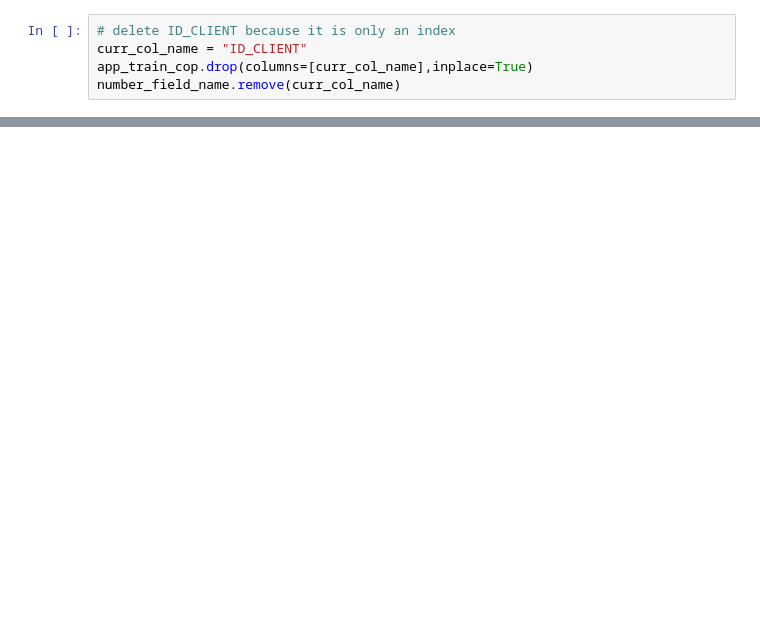
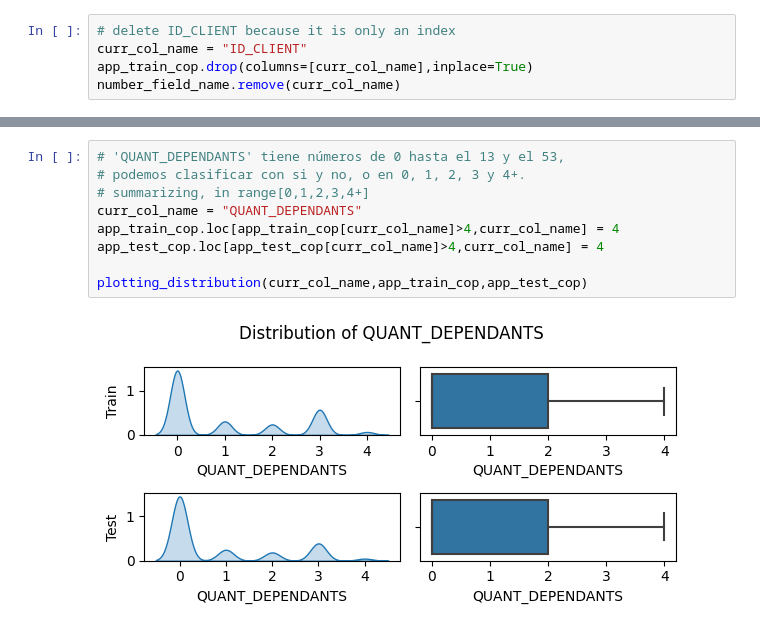
Before and after one commit to tutecode/credit-risk-analysis, a Jupyter notebook: notebook_principal.ipynb, the cells around one changed output, grey strips where cells are left out. Cells and saved outputs as stored; diff of their text form; blank space fills up the shorter version.

```diff
--- a/notebook_principal.ipynb
+++ b/notebook_principal.ipynb
@@ -614,0 +536,11 @@ Null values:        0
+# %%
+# 'QUANT_DEPENDANTS' tiene números de 0 hasta el 13 y el 53,
+# podemos clasificar con si y no, o en 0, 1, 2, 3 y 4+.
+# summarizing, in range[0,1,2,3,4+]
+curr_col_name = "QUANT_DEPENDANTS"
+app_train_cop.loc[app_train_cop[curr_col_name]>4,curr_col_name] = 4
+app_test_cop.loc[app_test_cop[curr_col_name]>4,curr_col_name] = 4
+
+plotting_distribution(curr_col_name,app_train_cop,app_test_cop)
+# %% [output]
+[figure, added]
```
Also changed, not shown: parts of 11 cells of this notebook, 2 other files.
